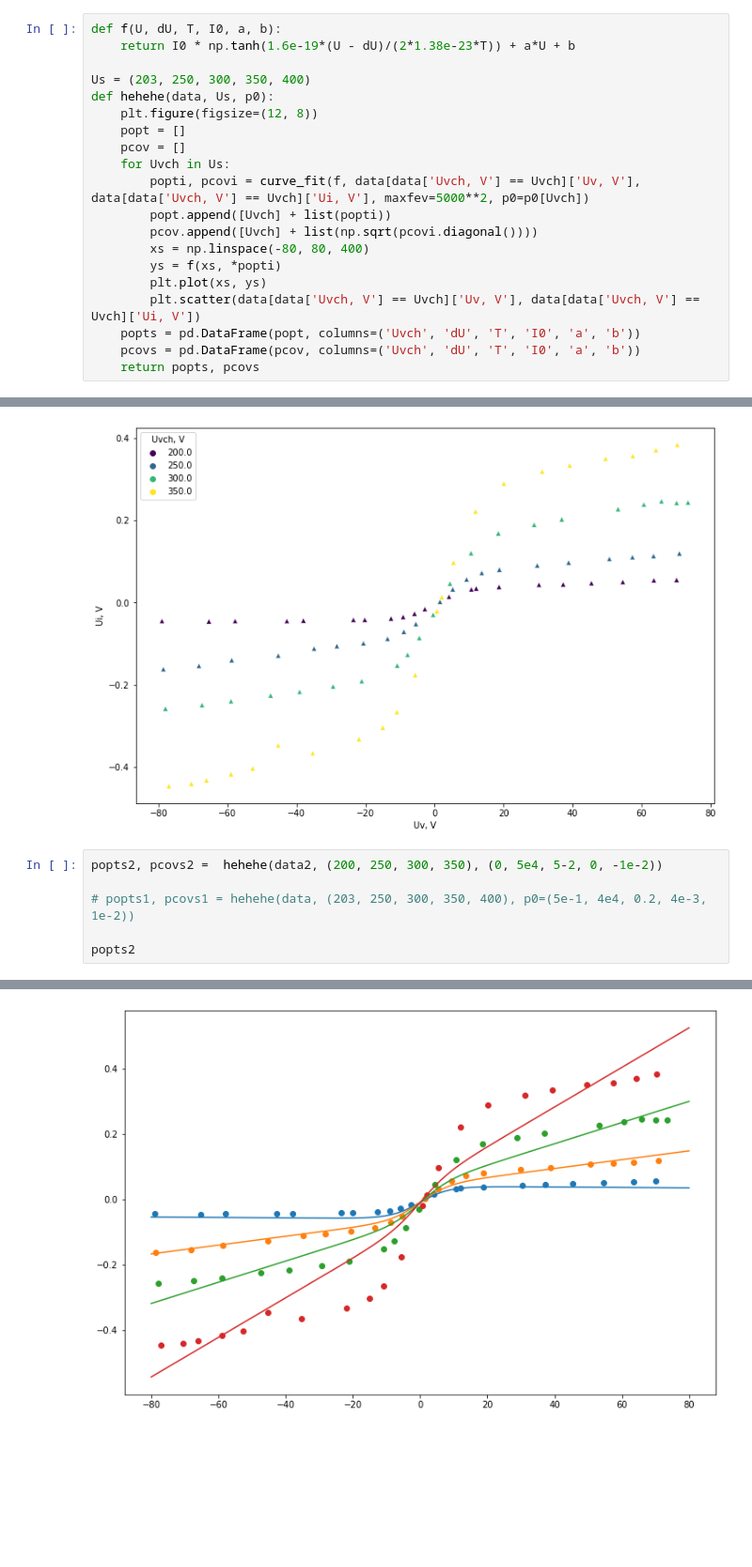
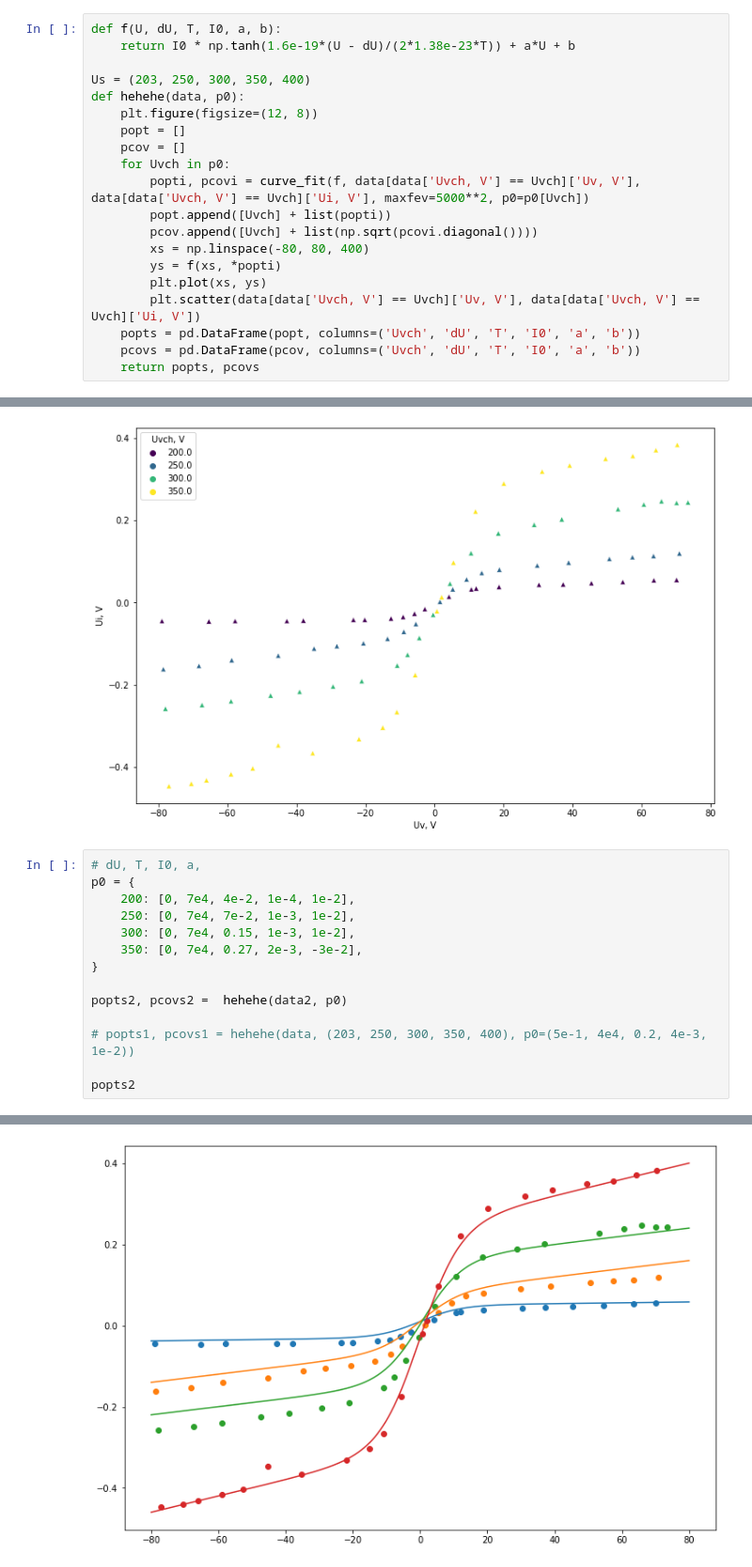
Before and after one commit to Redencon/Lapki, a Jupyter notebook: DZ.ipynb, the cells around one changed output, grey strips where cells are left out. Shown at 94% size. Cells and saved outputs as stored; diff of their text form; blank space fills up the shorter version.

```diff
--- a/DZ.ipynb
+++ b/DZ.ipynb
@@ -160,11 +160,11 @@ def f(U, dU, T, I0, a, b):
     return I0 * np.tanh(1.6e-19*(U - dU)/(2*1.38e-23*T)) + a*U + b
 
 Us = (203, 250, 300, 350, 400)
-def hehehe(data, Us, p0):
+def hehehe(data, p0):
     plt.figure(figsize=(12, 8))
     popt = []
     pcov = []
-    for Uvch in Us:
+    for Uvch in p0:
         popti, pcovi = curve_fit(f, data[data['Uvch, V'] == Uvch]['Uv, V'], data[data['Uvch, V'] == Uvch]['Ui, V'], maxfev=5000**2, p0=p0[Uvch])
         popt.append([Uvch] + list(popti))
         pcov.append([Uvch] + list(np.sqrt(pcovi.diagonal())))
@@ -204,7 +204,15 @@ sns.scatterplot(data = data2, x = 'Uv, V', y = 'Ui, V', ax=ax, hue='Uvch, V', pa
 <AxesSubplot:xlabel='Uv, V', ylabel='Ui, V'>
 [figure]
 # %%
-popts2, pcovs2 =  hehehe(data2, (200, 250, 300, 350), (0, 5e4, 5-2, 0, -1e-2))
+# dU, T, I0, a,
+p0 = {
+    200: [0, 7e4, 4e-2, 1e-4, 1e-2],
+    250: [0, 7e4, 7e-2, 1e-3, 1e-2],
+    300: [0, 7e4, 0.15, 1e-3, 1e-2],
+    350: [0, 7e4, 0.27, 2e-3, -3e-2],
+}
+
+popts2, pcovs2 =  hehehe(data2, p0)
 
 # popts1, pcovs1 = hehehe(data, (203, 250, 300, 350, 400), p0=(5e-1, 4e4, 0.2, 4e-3, 1e-2))
 
@@ -218 +226 @@ popts2
-[figure, old version]
+[figure, new version]
```
Also changed, not shown: parts of 1 cell of this notebook.
